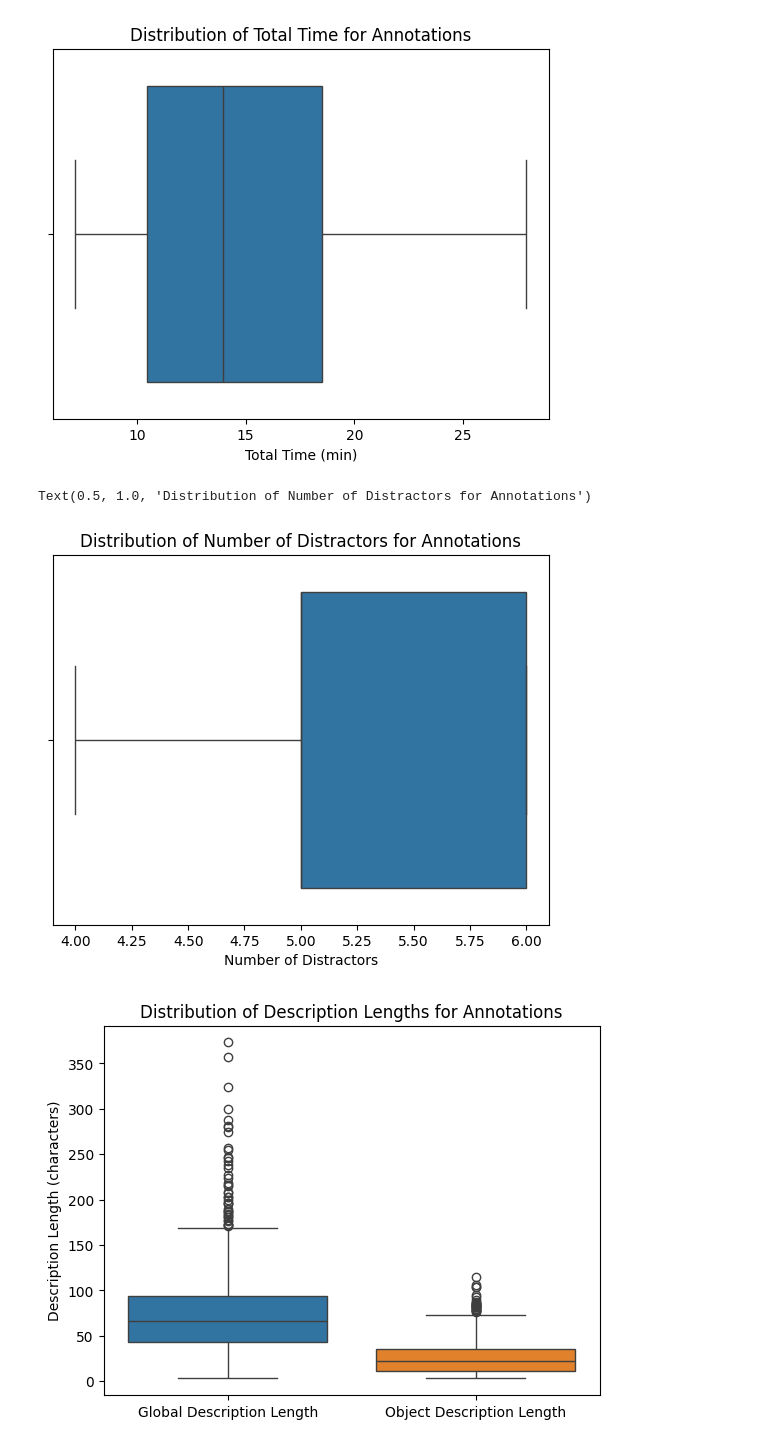
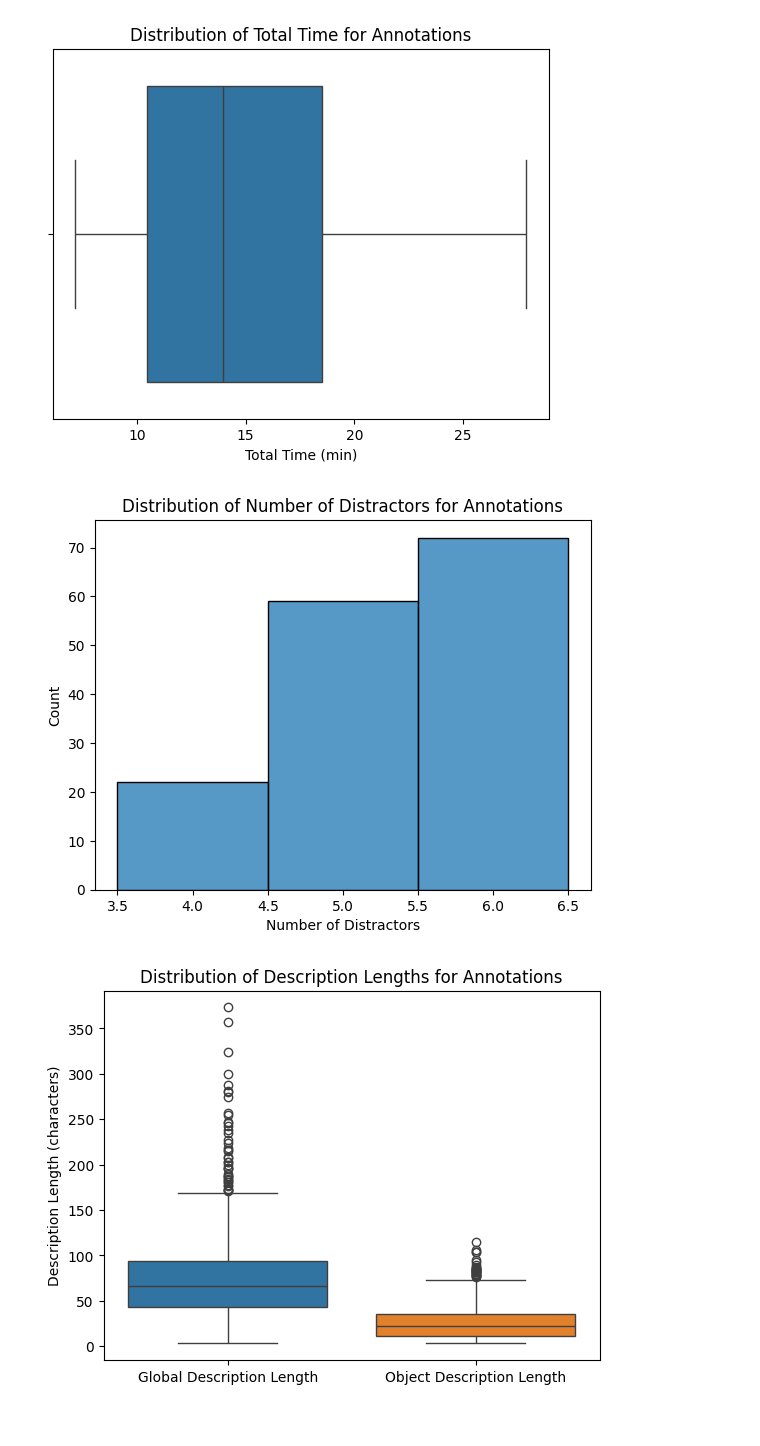
Before and after one commit to eceltov/V3Project, a Jupyter notebook: graphs2.ipynb, the cells around one changed output. Cells and saved outputs as stored; diff of their text form; code cells hidden in the pictures.

Commit message:
updated graphs

```diff
--- a/graphs2.ipynb
+++ b/graphs2.ipynb
@@ -40,6 +40,7 @@ annotations[0]
 # %%
 def get_annotation_stats(annotation):
     stats = {
+        "id": annotation["id"],
         "distractors": 0,
         "total_time": 0,
         "annotationOrder": annotation["annotation"]["annotationOrder"],
@@ -131,13 +158,13 @@ plt.show()
 # %% [output]
 [figure]
 # %%
-# create a box plot of distractors
-sns.boxplot(x=[a["distractors"] for a in filtered_stats])
+# create histogram of distractors with whole numbers in x-axis
+sns.histplot(x=[a["distractors"] for a in filtered_stats], bins=range(0, 11), discrete=True)
 plt.xlabel("Number of Distractors")
 plt.title("Distribution of Number of Distractors for Annotations")
+plt.show()
 # %% [output]
-Text(0.5, 1.0, 'Distribution of Number of Distractors for Annotations')
-[figure, old version]
+[figure, new version]
 # %%
 # create box plots of global and object description lengths
 global_desc_lengths = []
```
Also changed, not shown: parts of 9 cells of this notebook.
